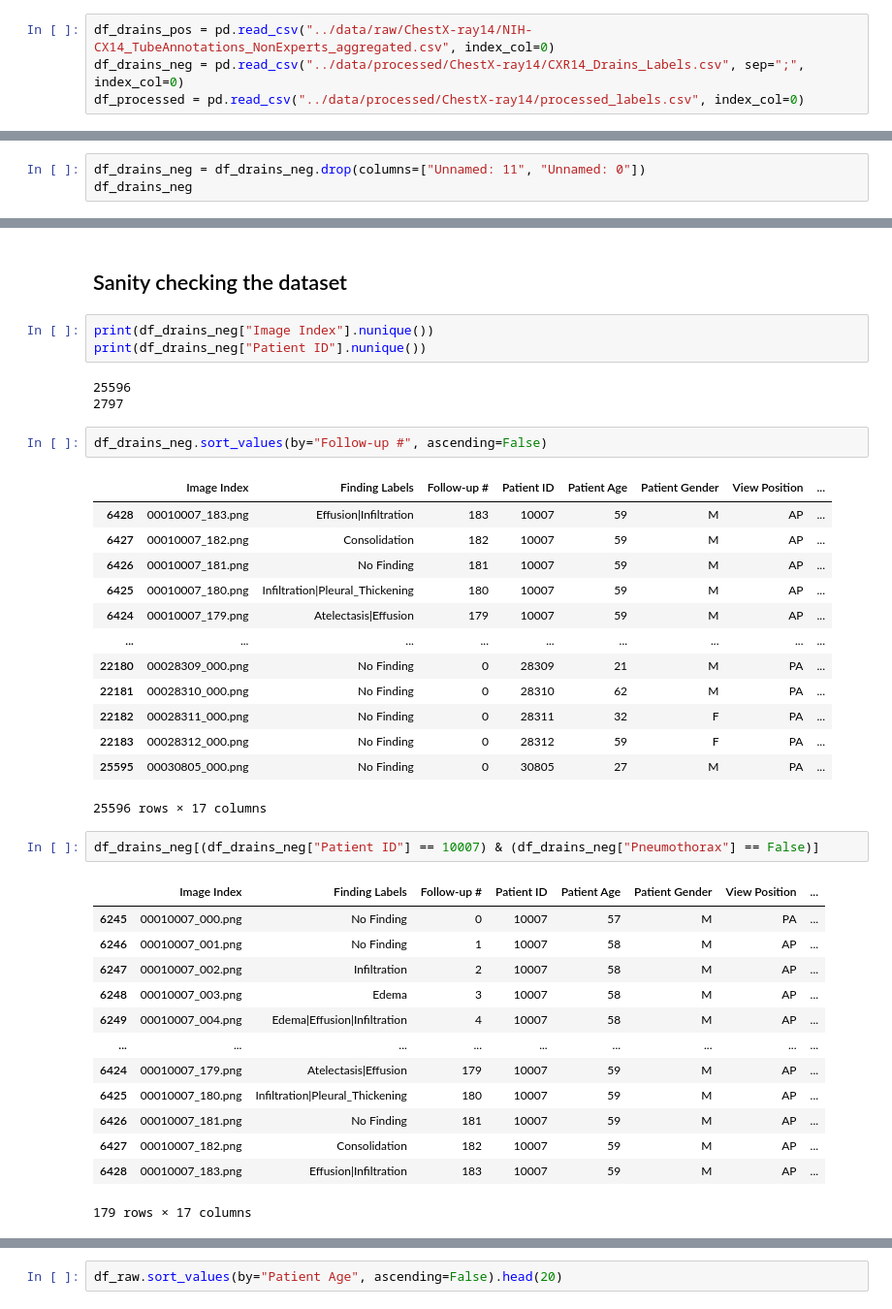
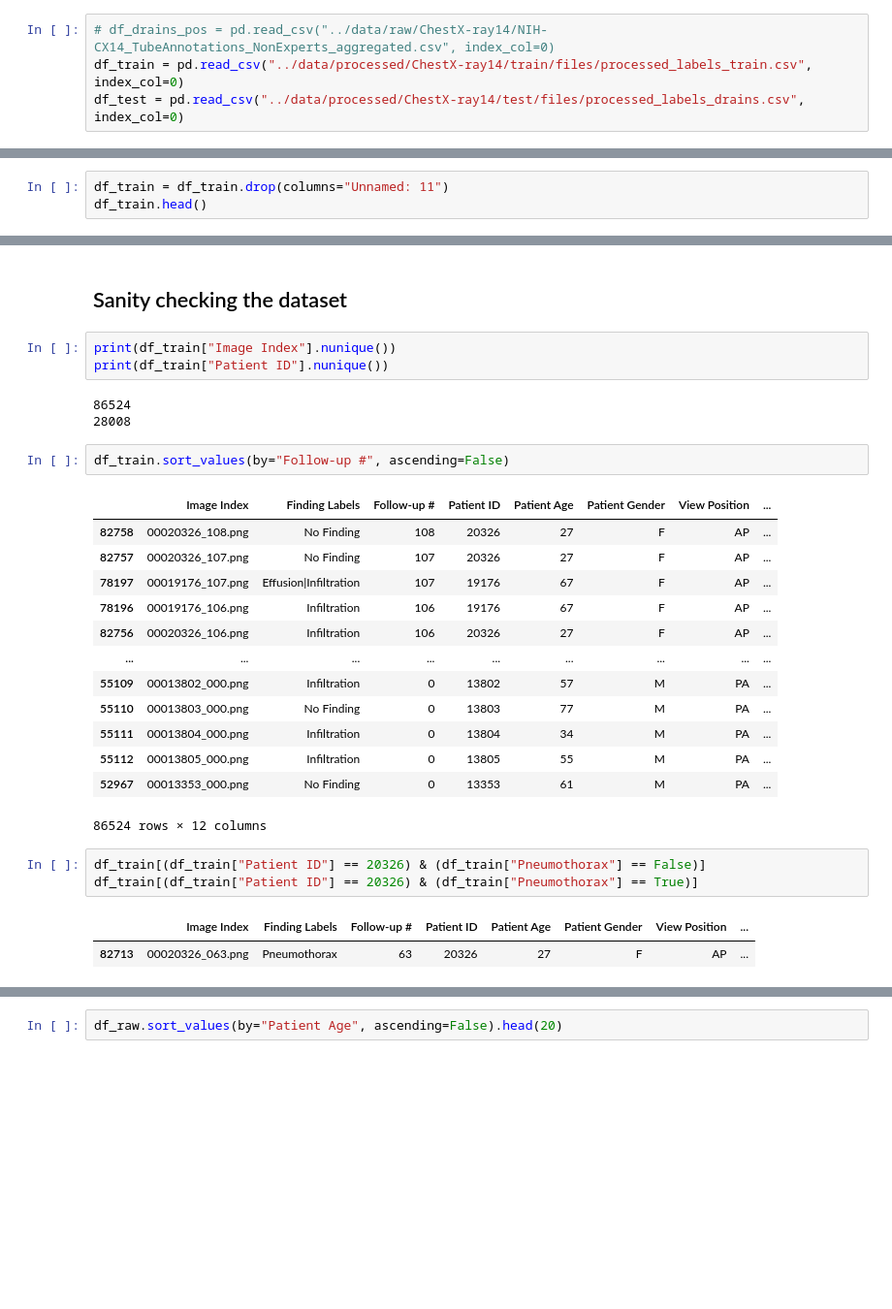
Before and after one commit to nikodice4/MedCLIP_shortcuts, a Jupyter notebook: notebooks/eda_pre.ipynb, the cells around one changed output, grey strips where cells are left out. Shown at 97% size. Saved outputs shown, nothing was run; the diff lists cells and outputs as text; blank space fills up the shorter version.

```diff
--- a/notebooks/eda_pre.ipynb
+++ b/notebooks/eda_pre.ipynb
@@ -131,6 +165,6 @@ plt.show()
 # %% [markdown]
 # Reading in the processed data, and the drain data
 # %%
-df_drains_pos = pd.read_csv("../data/raw/ChestX-ray14/NIH-CX14_TubeAnnotations_NonExperts_aggregated.csv", index_col=0)
-df_drains_neg = pd.read_csv("../data/processed/ChestX-ray14/CXR14_Drains_Labels.csv", sep=";", index_col=0)
-df_processed = pd.read_csv("../data/processed/ChestX-ray14/processed_labels.csv", index_col=0)
+# df_drains_pos = pd.read_csv("../data/raw/ChestX-ray14/NIH-CX14_TubeAnnotations_NonExperts_aggregated.csv", index_col=0)
+df_train = pd.read_csv("../data/processed/ChestX-ray14/train/files/processed_labels_train.csv", index_col=0)
+df_test = pd.read_csv("../data/processed/ChestX-ray14/test/files/processed_labels_drains.csv", index_col=0)
@@ -243,5 +213,5 @@ Such as the drain annotations for the positive AND negative cases of pneumothora
 # %%
-df_drains_neg = df_drains_neg.drop(columns=["Unnamed: 11", "Unnamed: 0"])
-df_drains_neg
+df_train = df_train.drop(columns="Unnamed: 11")
+df_train.head()
 # %% [output]
 |  | Image Index | Finding Labels | Follow-up # | Patient ID | Patient Age | Patient Gender | View Position | ... |
@@ -260,41 +223,31 @@ df_drains_neg
 # %% [markdown]
 ## Sanity checking the dataset
 # %%
-print(df_drains_neg["Image Index"].nunique())
-print(df_drains_neg["Patient ID"].nunique())
+print(df_train["Image Index"].nunique())
+print(df_train["Patient ID"].nunique())
 # %% [output]
-25596
-2797
+86524
+28008
 # %%
-df_drains_neg.sort_values(by="Follow-up #", ascending=False)
+df_train.sort_values(by="Follow-up #", ascending=False)
 # %% [output]
 |  | Image Index | Finding Labels | Follow-up # | Patient ID | Patient Age | Patient Gender | View Position | ... |
-| 6428 | 00010007_183.png | Effusion|Infiltration | 183 | 10007 | 59 | M | AP | ... |
-| 6427 | 00010007_182.png | Consolidation | 182 | 10007 | 59 | M | AP | ... |
-| 6426 | 00010007_181.png | No Finding | 181 | 10007 | 59 | M | AP | ... |
-| 6425 | 00010007_180.png | Infiltration|Pleural_Thickening | 180 | 10007 | 59 | M | AP | ... |
-| 6424 | 00010007_179.png | Atelectasis|Effusion | 179 | 10007 | 59 | M | AP | ... |
+| 82758 | 00020326_108.png | No Finding | 108 | 20326 | 27 | F | AP | ... |
+| 82757 | 00020326_107.png | No Finding | 107 | 20326 | 27 | F | AP | ... |
+| 78197 | 00019176_107.png | Effusion|Infiltration | 107 | 19176 | 67 | F | AP | ... |
+| 78196 | 00019176_106.png | Infiltration | 106 | 19176 | 67 | F | AP | ... |
+| 82756 | 00020326_106.png | Infiltration | 106 | 20326 | 27 | F | AP | ... |
 | ... | ... | ... | ... | ... | ... | ... | ... | ... |
-| 22180 | 00028309_000.png | No Finding | 0 | 28309 | 21 | M | PA | ... |
-| 22181 | 00028310_000.png | No Finding | 0 | 28310 | 62 | M | PA | ... |
-| 22182 | 00028311_000.png | No Finding | 0 | 28311 | 32 | F | PA | ... |
-| 22183 | 00028312_000.png | No Finding | 0 | 28312 | 59 | F | PA | ... |
-| 25595 | 00030805_000.png | No Finding | 0 | 30805 | 27 | M | PA | ... |
+| 55109 | 00013802_000.png | Infiltration | 0 | 13802 | 57 | M | PA | ... |
+| 55110 | 00013803_000.png | No Finding | 0 | 13803 | 77 | M | PA | ... |
+| 55111 | 00013804_000.png | Infiltration | 0 | 13804 | 34 | M | PA | ... |
+| 55112 | 00013805_000.png | Infiltration | 0 | 13805 | 55 | M | PA | ... |
+| 52967 | 00013353_000.png | No Finding | 0 | 13353 | 61 | M | PA | ... |
-25596 rows × 17 columns
+86524 rows × 12 columns
 # %%
-df_drains_neg[(df_drains_neg["Patient ID"] == 10007) & (df_drains_neg["Pneumothorax"] == False)]
+df_train[(df_train["Patient ID"] == 20326) & (df_train["Pneumothorax"] == False)]
+df_train[(df_train["Patient ID"] == 20326) & (df_train["Pneumothorax"] == True)]
 # %% [output]
 |  | Image Index | Finding Labels | Follow-up # | Patient ID | Patient Age | Patient Gender | View Position | ... |
-| 6245 | 00010007_000.png | No Finding | 0 | 10007 | 57 | M | PA | ... |
-| 6246 | 00010007_001.png | No Finding | 1 | 10007 | 58 | M | AP | ... |
-| 6247 | 00010007_002.png | Infiltration | 2 | 10007 | 58 | M | AP | ... |
-| 6248 | 00010007_003.png | Edema | 3 | 10007 | 58 | M | AP | ... |
-| 6249 | 00010007_004.png | Edema|Effusion|Infiltration | 4 | 10007 | 58 | M | AP | ... |
-| ... | ... | ... | ... | ... | ... | ... | ... | ... |
-| 6424 | 00010007_179.png | Atelectasis|Effusion | 179 | 10007 | 59 | M | AP | ... |
-| 6425 | 00010007_180.png | Infiltration|Pleural_Thickening | 180 | 10007 | 59 | M | AP | ... |
-| 6426 | 00010007_181.png | No Finding | 181 | 10007 | 59 | M | AP | ... |
-| 6427 | 00010007_182.png | Consolidation | 182 | 10007 | 59 | M | AP | ... |
-| 6428 | 00010007_183.png | Effusion|Infiltration | 183 | 10007 | 59 | M | AP | ... |
+| 82713 | 00020326_063.png | Pneumothorax | 63 | 20326 | 27 | F | AP | ... |
-179 rows × 17 columns
 # %%
```
Also changed, not shown: parts of 54 cells of this notebook.
